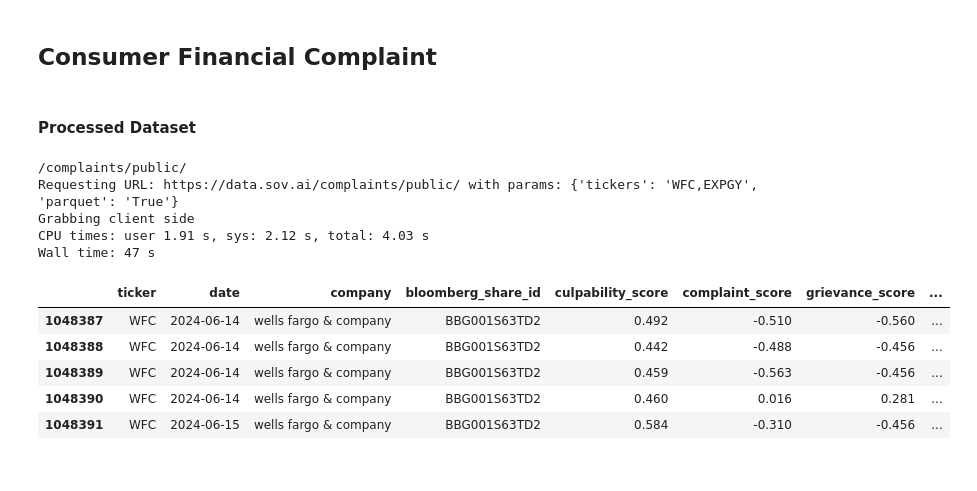
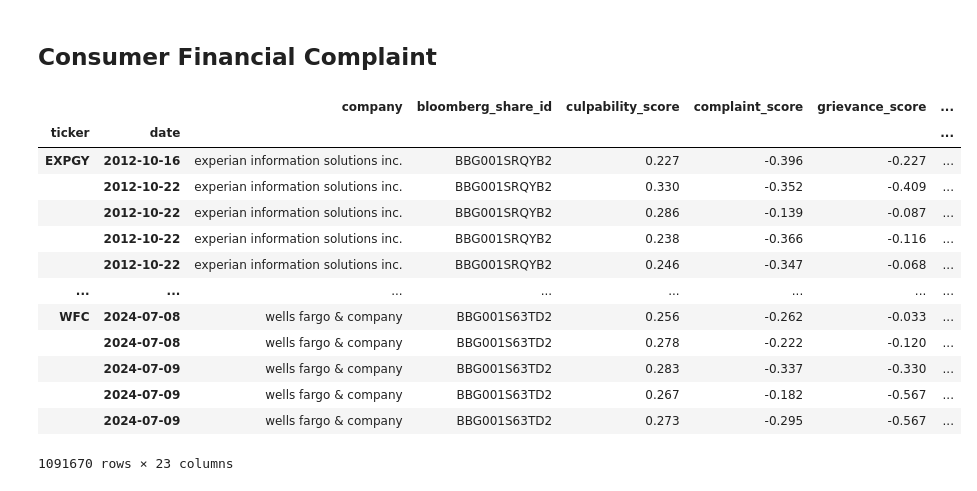
Before and after one commit to souzatharsis/sovai-public, a Jupyter notebook: notebooks/datasets/Consumer Financial Complaints.ipynb, the cells around one changed output. Saved outputs shown, nothing was run; the diff lists cells and outputs as text; code cells hidden in the pictures.

```diff
--- a/notebooks/datasets/Consumer Financial Complaints.ipynb
+++ b/notebooks/datasets/Consumer Financial Complaints.ipynb
@@ -8,24 +11,23 @@ import sovai as sov
 sov.token_auth(token="your_token_here")
-# %% [markdown]
-#### Processed Dataset
 # %%
-%%time
-df_complaints = sov.data("complaints/public/", tickers=["WFC","EXPGY"], verbose=True)
+df_complaints = sov.data("complaints/public/", tickers=["WFC","EXPGY"])
-# %% [output]
-/complaints/public/
-Requesting URL: https://data.sov.ai/complaints/public/ with params: {'tickers': 'WFC,EXPGY', 'parquet': 'True'}
-Grabbing client side
-CPU times: user 1.91 s, sys: 2.12 s, total: 4.03 s
-Wall time: 47 s
 # %%
-df_complaints.tail()
+df_complaints
 # %% [output]
-|  | ticker | date | company | bloomberg_share_id | culpability_score | complaint_score | grievance_score | ... |
-| 1048387 | WFC | 2024-06-14 | wells fargo & company | BBG001S63TD2 | 0.492 | -0.510 | -0.560 | ... |
-| 1048388 | WFC | 2024-06-14 | wells fargo & company | BBG001S63TD2 | 0.442 | -0.488 | -0.456 | ... |
-| 1048389 | WFC | 2024-06-14 | wells fargo & company | BBG001S63TD2 | 0.459 | -0.563 | -0.456 | ... |
-| 1048390 | WFC | 2024-06-14 | wells fargo & company | BBG001S63TD2 | 0.460 | 0.016 | 0.281 | ... |
-| 1048391 | WFC | 2024-06-15 | wells fargo & company | BBG001S63TD2 | 0.584 | -0.310 | -0.456 | ... |
+|  |  | company | bloomberg_share_id | culpability_score | complaint_score | grievance_score | ... |
+| ticker | date |  |  |  |  |  | ... |
+| EXPGY | 2012-10-16 | experian information solutions inc. | BBG001SRQYB2 | 0.227 | -0.396 | -0.227 | ... |
+|  | 2012-10-22 | experian information solutions inc. | BBG001SRQYB2 | 0.330 | -0.352 | -0.409 | ... |
+|  | 2012-10-22 | experian information solutions inc. | BBG001SRQYB2 | 0.286 | -0.139 | -0.087 | ... |
+|  | 2012-10-22 | experian information solutions inc. | BBG001SRQYB2 | 0.238 | -0.366 | -0.116 | ... |
+|  | 2012-10-22 | experian information solutions inc. | BBG001SRQYB2 | 0.246 | -0.347 | -0.068 | ... |
+| ... | ... | ... | ... | ... | ... | ... | ... |
+| WFC | 2024-07-08 | wells fargo & company | BBG001S63TD2 | 0.256 | -0.262 | -0.033 | ... |
+|  | 2024-07-08 | wells fargo & company | BBG001S63TD2 | 0.278 | -0.222 | -0.120 | ... |
+|  | 2024-07-09 | wells fargo & company | BBG001S63TD2 | 0.283 | -0.337 | -0.330 | ... |
+|  | 2024-07-09 | wells fargo & company | BBG001S63TD2 | 0.267 | -0.182 | -0.567 | ... |
+|  | 2024-07-09 | wells fargo & company | BBG001S63TD2 | 0.273 | -0.295 | -0.567 | ... |
+1091670 rows × 23 columns
 # %%
 import pandas as pd
 import plotly.express as px
```
Also changed, not shown: parts of 2 cells of this notebook, 3 other files.
